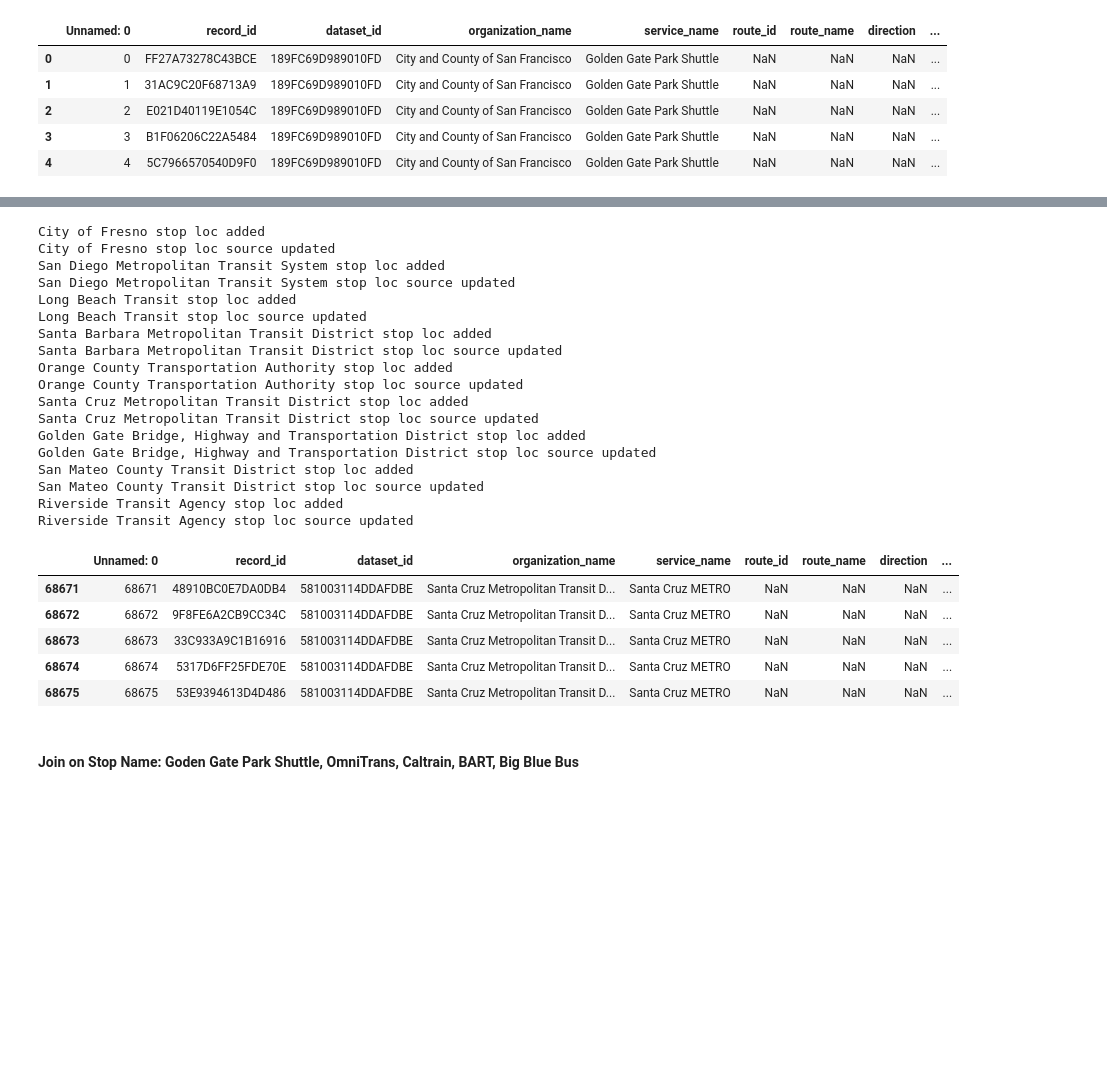
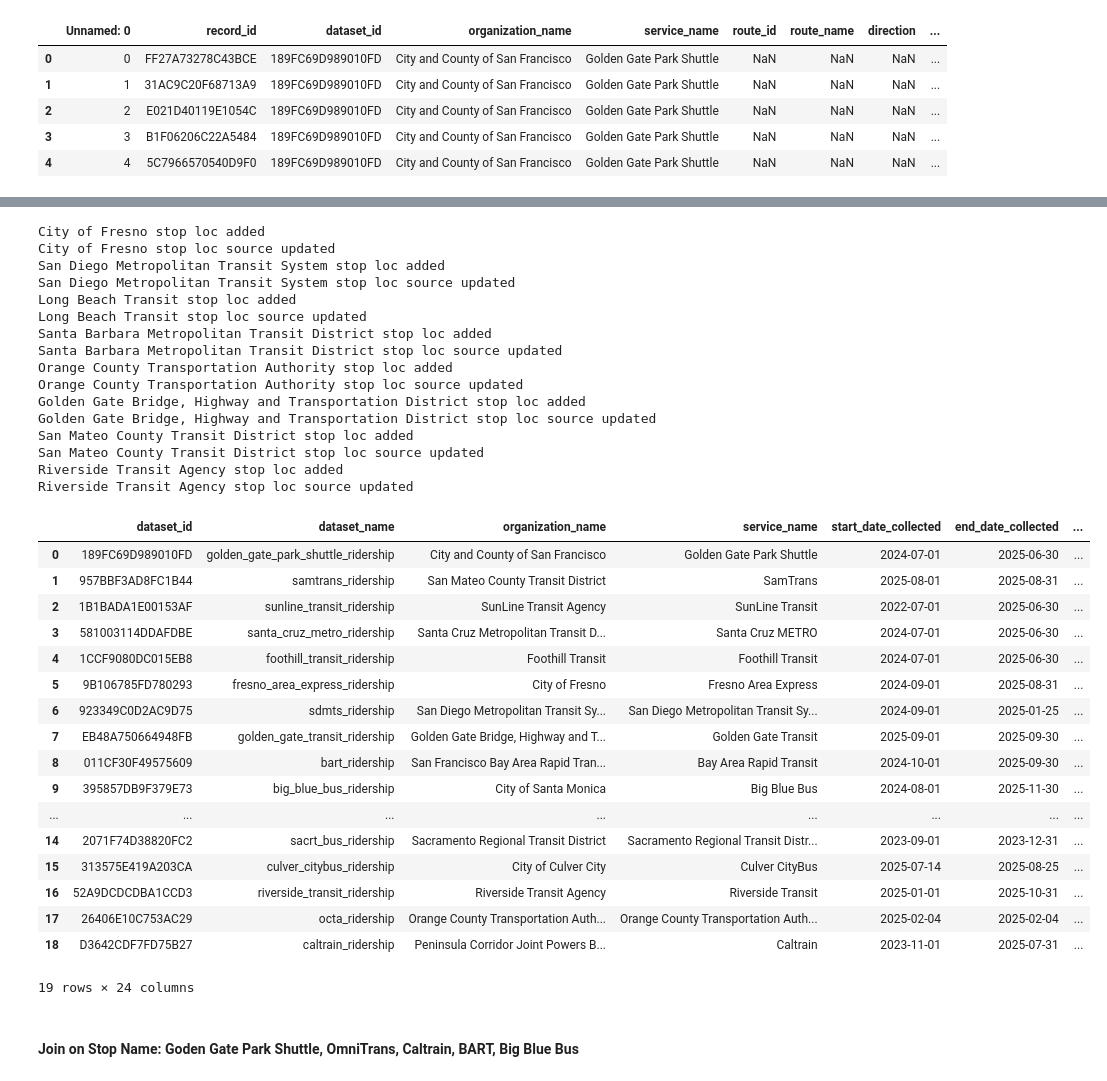
Before and after one commit to cal-itp/transit-ridership-analytics, a Jupyter notebook: Dimension_enrichment.ipynb, the cells around one changed output, grey strips where cells are left out. Saved outputs shown, nothing was run; the diff lists cells and outputs as text; code cells hidden in the pictures; blank space fills up the shorter version.

Commit message:
Update GTFS Query and Add GTFS Related Cols to Metadata Table

```diff
--- a/Dimension_enrichment.ipynb
+++ b/Dimension_enrichment.ipynb
@@ -188,10 +126,10 @@ df_gtfs.head()
 today = date.today().strftime("%Y-%m-%d")
 df_gtfs.to_csv(f"GTFS/gtfs_output_{today}.csv", index=False) # save a copy
 # %%
-df_gtfs = pd.read_csv("GTFS/gtfs_output_2026-02-05.csv")
+# df_gtfs = pd.read_csv("GTFS/gtfs_output_2026-02-05.csv")
 # %%
-# remove "R" in stop id string for Santa Cruz
-df_gtfs.loc[df_gtfs["organization_name"] == "Santa Cruz Metropolitan Transit District", "stop_id"] = df_gtfs.loc[df_gtfs["organization_name"] == "Santa Cruz Metropolitan Transit District", "stop_id"].astype(str).str.strip().str.replace(r"R$", "", regex=True)
+# # remove "R" in stop id string for Santa Cruz
+# df_gtfs.loc[df_gtfs["organization_name"] == "Santa Cruz Metropolitan Transit District", "stop_id"] = df_gtfs.loc[df_gtfs["organization_name"] == "Santa Cruz Metropolitan Transit District", "stop_id"].astype(str).str.strip().str.replace(r"R$", "", regex=True)
 # %%
 # rename column name
 df_gtfs.rename(columns={"stop_id": "gtfs_stop_id",
@@ -235,0 +193,19 @@ df_dim.head(3)
+# %%
+# use Big Blue Bus Swiftly Schedule for City of Santa Monica (More consistent with ridership data than Big Blue Bus Schedule. Stop name more consistent. Stop ID almost same)
+# use Bay Area 511 Golden Gate Transit Schedule for Golden Gate Bridge, Highway and Transportation District (two feeds are the same)
+# use Bay Area 511 Caltrain Schedule for Peninsula Corridor Joint Powers Board (two feeds have same loc and id, the individual feed has stop name ends with "Station")
+# use Gold Coast Schedule instead of VCTC GMV Schedule for Gold Coast Transit District
+# use Bay Area 511 SamTrans Schedule for San Mateo County Transit District (two feeds are same)
+# use Bay Area 511 Golden Gate Park Shuttle Schedule for City and County of San Francisco
+
+df_gtfs = df_gtfs[~df_gtfs["gtfs_dataset_name"].isin(["Golden Gate Park Shuttle Schedule",
+                                                      "Big Blue Bus Schedule",
+                                                      "VCTC GMV Schedule",
+                                                      "Golden Gate Bridge Schedule",
+                                                      "Caltrain Schedule",
+                                                      "SamTrans Schedule"])]
+# %%
+df_dim_enrichment = pd.merge(df_dim, df_gtfs[["organization_name", "website", "date", "gtfs_dataset_name"]].drop_duplicates(),
+                             how="left", on="organization_name")
+df_dim_enrichment.rename(columns={"website": "gtfs_url",
+                                  "date": "gtfs_snapshot_date"})
@@ -367,12 +360,12 @@ def map_stop_loc_by_id(df_ridership, df_gtfs, df_dim, org_name):
 # %%
 # list of agencies to apply mapping using stop id
 org_list_id_loc = ["City of Fresno", "San Diego Metropolitan Transit System", "Long Beach Transit", "Santa Barbara Metropolitan Transit District",
-                   "Orange County Transportation Authority", "Santa Cruz Metropolitan Transit District",
+                   "Orange County Transportation Authority",
                    "Golden Gate Bridge, Highway and Transportation District", "San Mateo County Transit District",
                    "Riverside Transit Agency"]
 
 for org in org_list_id_loc:
-    map_stop_loc_by_id(df_ridership, df_gtfs, df_dim, org)
+    map_stop_loc_by_id(df_ridership, df_gtfs, df_dim_enrichment, org)
 # %% [output]
 City of Fresno stop loc added
 City of Fresno stop loc source updated
@@ -384,8 +377,6 @@ Santa Barbara Metropolitan Transit District stop loc added
 Santa Barbara Metropolitan Transit District stop loc source updated
 Orange County Transportation Authority stop loc added
 Orange County Transportation Authority stop loc source updated
-Santa Cruz Metropolitan Transit District stop loc added
-Santa Cruz Metropolitan Transit District stop loc source updated
 Golden Gate Bridge, Highway and Transportation District stop loc added
 Golden Gate Bridge, Highway and Transportation District stop loc source updated
 San Mateo County Transit District stop loc added
@@ -393,14 +384,26 @@ San Mateo County Transit District stop loc source updated
 Riverside Transit Agency stop loc added
 Riverside Transit Agency stop loc source updated
 # %%
-df_ridership[df_ridership["organization_name"] == "Santa Cruz Metropolitan Transit District"].head()
+df_dim_enrichment
 # %% [output]
-|  | Unnamed: 0 | record_id | dataset_id | organization_name | service_name | route_id | route_name | direction | ... |
-| 68671 | 68671 | 48910BC0E7DA0DB4 | 581003114DDAFDBE | Santa Cruz Metropolitan Transit D... | Santa Cruz METRO | NaN | NaN | NaN | ... |
-| 68672 | 68672 | 9F8FE6A2CB9CC34C | 581003114DDAFDBE | Santa Cruz Metropolitan Transit D... | Santa Cruz METRO | NaN | NaN | NaN | ... |
-| 68673 | 68673 | 33C933A9C1B16916 | 581003114DDAFDBE | Santa Cruz Metropolitan Transit D... | Santa Cruz METRO | NaN | NaN | NaN | ... |
-| 68674 | 68674 | 5317D6FF25FDE70E | 581003114DDAFDBE | Santa Cruz Metropolitan Transit D... | Santa Cruz METRO | NaN | NaN | NaN | ... |
-| 68675 | 68675 | 53E9394613D4D486 | 581003114DDAFDBE | Santa Cruz Metropolitan Transit D... | Santa Cruz METRO | NaN | NaN | NaN | ... |
+|  | dataset_id | dataset_name | organization_name | service_name | start_date_collected | end_date_collected | ... |
+| 0 | 189FC69D989010FD | golden_gate_park_shuttle_ridership | City and County of San Francisco | Golden Gate Park Shuttle | 2024-07-01 | 2025-06-30 | ... |
+| 1 | 957BBF3AD8FC1B44 | samtrans_ridership | San Mateo County Transit District | SamTrans | 2025-08-01 | 2025-08-31 | ... |
+| 2 | 1B1BADA1E00153AF | sunline_transit_ridership | SunLine Transit Agency | SunLine Transit | 2022-07-01 | 2025-06-30 | ... |
+| 3 | 581003114DDAFDBE | santa_cruz_metro_ridership | Santa Cruz Metropolitan Transit D... | Santa Cruz METRO | 2024-07-01 | 2025-06-30 | ... |
+| 4 | 1CCF9080DC015EB8 | foothill_transit_ridership | Foothill Transit | Foothill Transit | 2024-07-01 | 2025-06-30 | ... |
+| 5 | 9B106785FD780293 | fresno_area_express_ridership | City of Fresno | Fresno Area Express | 2024-09-01 | 2025-08-31 | ... |
+| 6 | 923349C0D2AC9D75 | sdmts_ridership | San Diego Metropolitan Transit Sy... | San Diego Metropolitan Transit Sy... | 2024-09-01 | 2025-01-25 | ... |
+| 7 | EB48A750664948FB | golden_gate_transit_ridership | Golden Gate Bridge, Highway and T... | Golden Gate Transit | 2025-09-01 | 2025-09-30 | ... |
+| 8 | 011CF30F49575609 | bart_ridership | San Francisco Bay Area Rapid Tran... | Bay Area Rapid Transit | 2024-10-01 | 2025-09-30 | ... |
+| 9 | 395857DB9F379E73 | big_blue_bus_ridership | City of Santa Monica | Big Blue Bus | 2024-08-01 | 2025-11-30 | ... |
+| ... | ... | ... | ... | ... | ... | ... | ... |
+| 14 | 2071F74D38820FC2 | sacrt_bus_ridership | Sacramento Regional Transit District | Sacramento Regional Transit Distr... | 2023-09-01 | 2023-12-31 | ... |
+| 15 | 313575E419A203CA | culver_citybus_ridership | City of Culver City | Culver CityBus | 2025-07-14 | 2025-08-25 | ... |
+| 16 | 52A9DCDCDBA1CCD3 | riverside_transit_ridership | Riverside Transit Agency | Riverside Transit | 2025-01-01 | 2025-10-31 | ... |
+| 17 | 26406E10C753AC29 | octa_ridership | Orange County Transportation Auth... | Orange County Transportation Auth... | 2025-02-04 | 2025-02-04 | ... |
+| 18 | D3642CDF7FD75B27 | caltrain_ridership | Peninsula Corridor Joint Powers B... | Caltrain | 2023-11-01 | 2025-07-31 | ... |
+19 rows × 24 columns
 # %% [markdown]
 #### Join on Stop Name: Goden Gate Park Shuttle, OmniTrans, Caltrain, BART, Big Blue Bus
 # %% [markdown]
```
Also changed, not shown: parts of 21 cells of this notebook, 3 other files.
